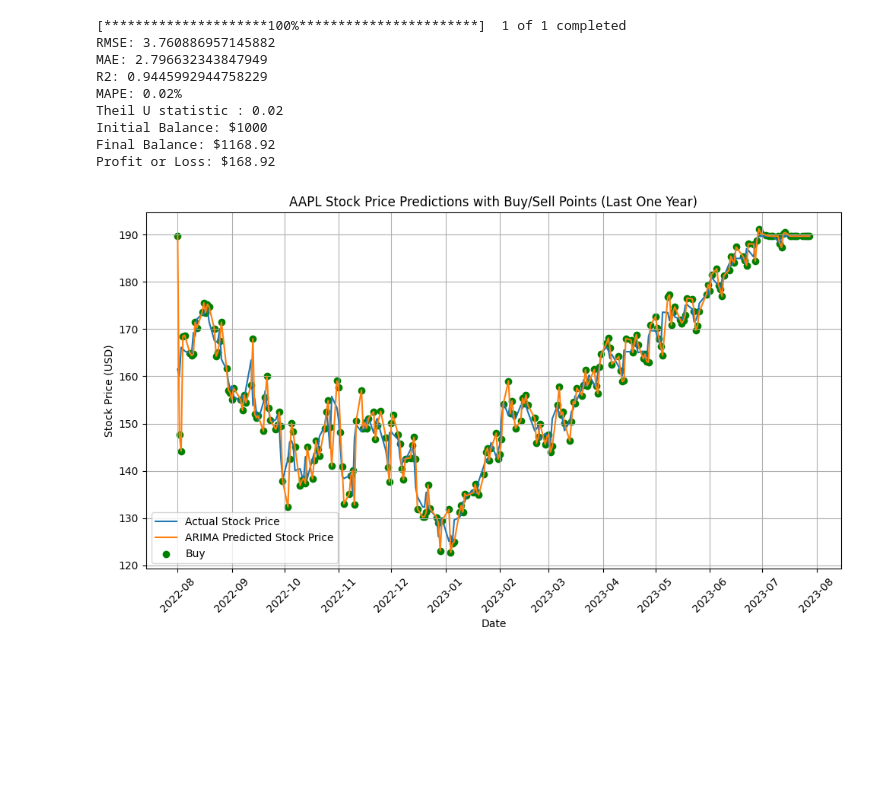
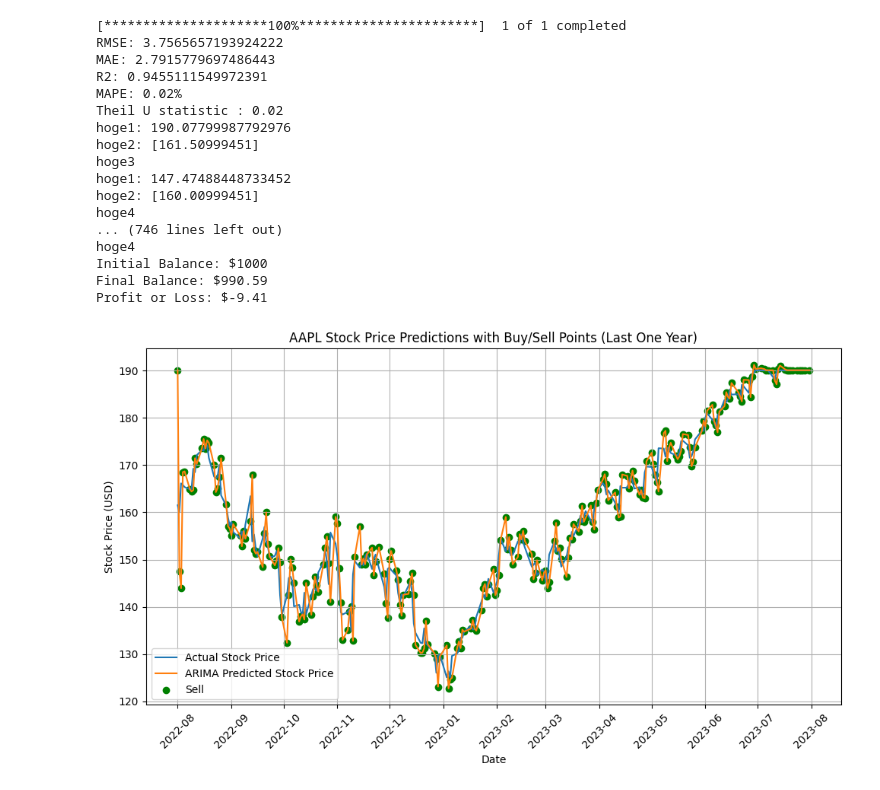
Before and after one commit to seigo07/RNN_Stock_Price_Prediction, a Jupyter notebook: src/arima_no_grid.ipynb, the cells around one changed output. Drawn from its saved outputs; the diff is of its cells as text; code cells hidden in the pictures; blank space fills up the shorter version.

```diff
--- a/src/arima_no_grid.ipynb
+++ b/src/arima_no_grid.ipynb
@@ -99,6 +99,7 @@ one_year_data_scaled = scaler.transform(one_year_data['Close'].values.reshape(-1
 
 # Reshape one_year_data_scaled to 2D array
 one_year_data_2d = one_year_data_scaled.reshape(-1, 1)
+one_year_2d = one_year_data['Close'].values.reshape(-1, 1)
 
 # Reshape history to include one_year_data
 history = train_data_2d.tolist() + one_year_data_2d.tolist()
@@ -126,7 +127,7 @@ N = len(one_year_arima_predictions)  # Use the one-year price direction data
 
 # Implement the trading strategy for the one-year period
 for i in range(N):
-    if one_year_arima_predictions[i] > one_year_data_2d[i]:  # Predicted price will rise
+    if one_year_arima_predictions[i] > one_year_2d[i]:  # Predicted price will rise
         stocks_to_buy = int(balance / one_year_data['Close'].iloc[i])
         stocks += stocks_to_buy
         balance -= stocks_to_buy * one_year_data['Close'].iloc[i]
@@ -144,37 +145,45 @@ print(f"Profit or Loss: ${profit_or_loss:.2f}")
 
 # Plot the predictions with buy/sell points for the one-year period
 plt.figure(figsize=(10, 6))
 
 plt.plot(one_year_data.index, one_year_data['Close'].values, label='Actual Stock Price')
 plt.plot(one_year_data.index, one_year_arima_predictions, label='ARIMA Predicted Stock Price')
 plt.scatter(one_year_data.index, one_year_arima_predictions, marker='o', color='g',
-            label='Buy' if one_year_arima_predictions[-1] > one_year_data_2d[-1] else 'Sell')
+            label='Buy' if one_year_arima_predictions[-1] > one_year_2d[-1] else 'Sell')
 plt.xlabel('Date')
 plt.ylabel('Stock Price (USD)')
 plt.title(f'{ticker} Stock Price Predictions with Buy/Sell Points (Last One Year)')
 plt.legend()
 plt.grid(True)
 
 # Format x-axis ticks to show one month intervals
 plt.gca().xaxis.set_major_locator(plt.matplotlib.dates.MonthLocator())
 plt.gca().xaxis.set_major_formatter(plt.matplotlib.dates.DateFormatter('%Y-%m'))
 
 plt.xticks(rotation=45)
 plt.tight_layout()
 
 # Add more descriptive labels to the X and Y axes
 plt.xlabel('Date')
 plt.ylabel('Stock Price (USD)')
 
 plt.show()
 # %% [output]
 [*********************100%***********************]  1 of 1 completed
-RMSE: 3.760886957145882
-MAE: 2.796632343847949
-R2: 0.9445992944758229
+RMSE: 3.7565657193924222
+MAE: 2.7915779697486443
+R2: 0.9455111549972391
 MAPE: 0.02%
 Theil U statistic : 0.02
+hoge1: 190.07799987792976
+hoge2: [161.50999451]
+hoge3
+hoge1: 147.47488448733452
+hoge2: [160.00999451]
+hoge4
+... (746 lines left out)
+hoge4
 Initial Balance: $1000
-Final Balance: $1168.92
-Profit or Loss: $168.92
+Final Balance: $990.59
+Profit or Loss: $-9.41
-[figure, old version]
+[figure, new version]
```
Also changed, not shown: 2 other files.
